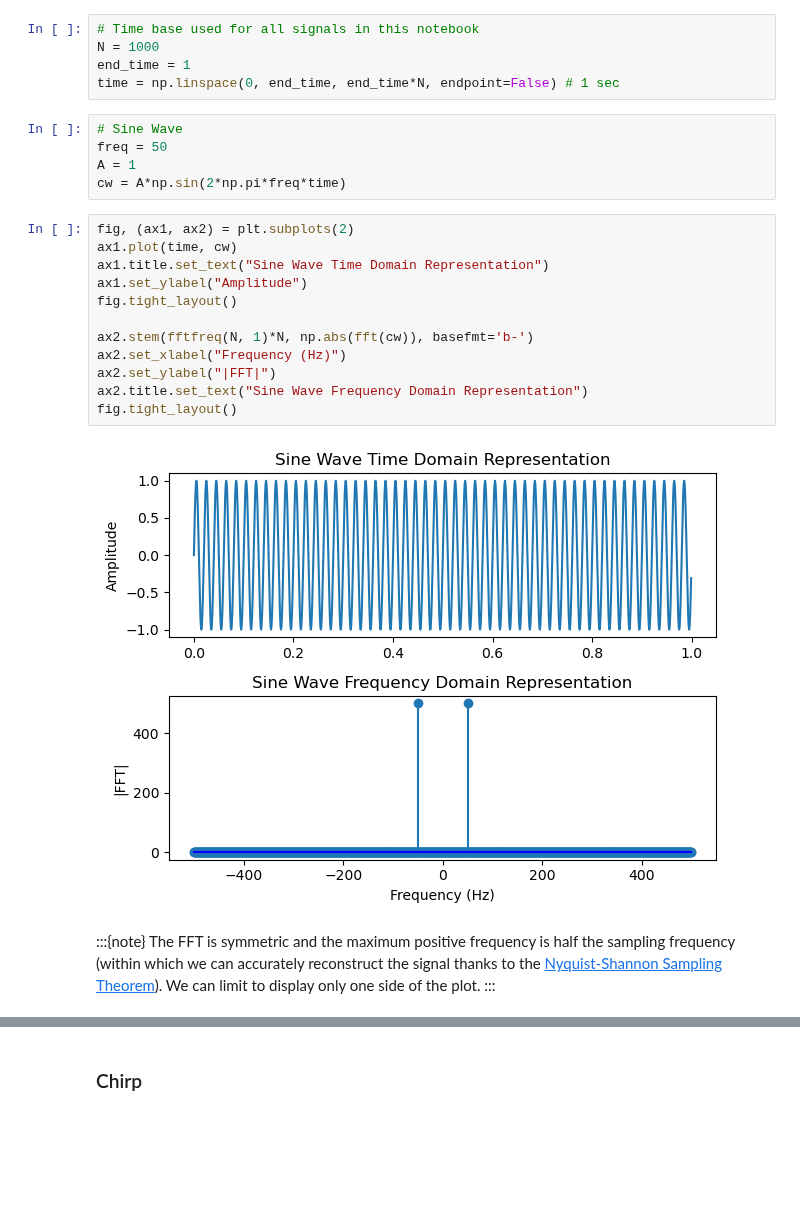
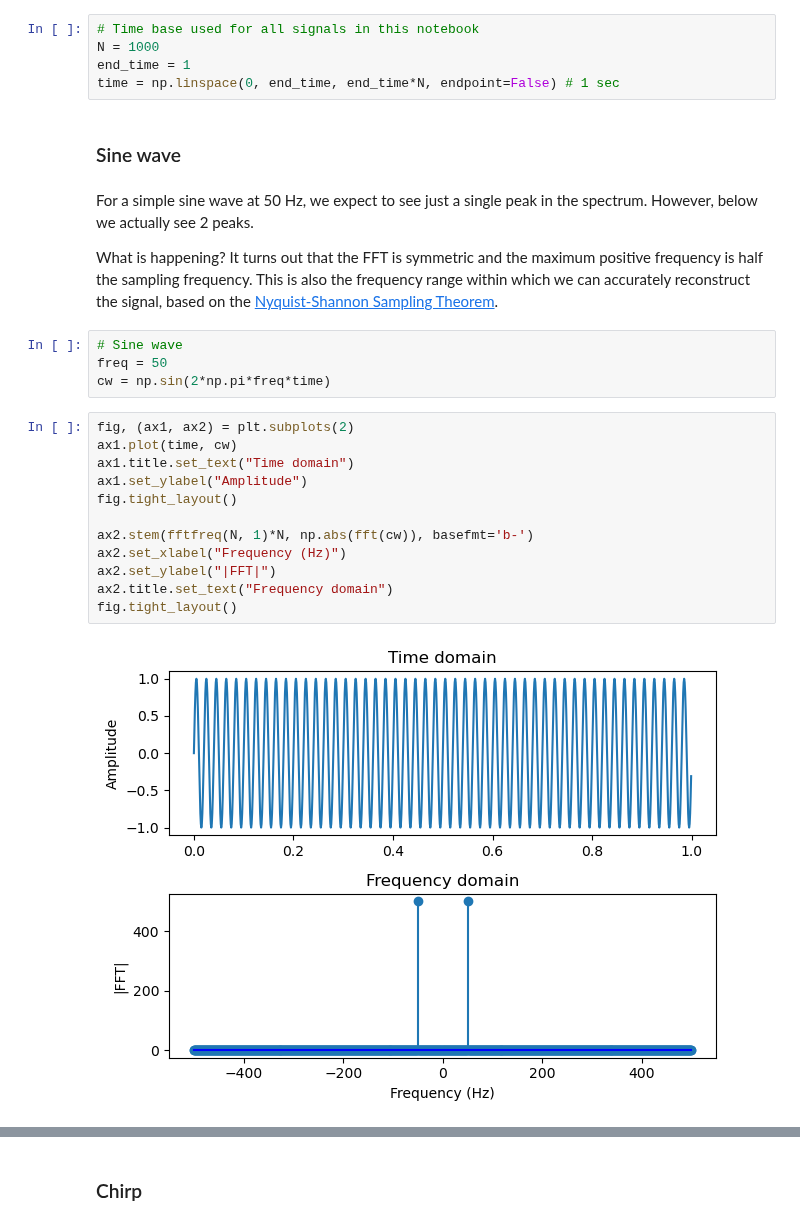
Before and after one commit to leewujung/fundamentals, a Jupyter notebook: boat_tutorials/primers/signal_processing_04_time_freq.ipynb, the cells around one changed output, grey strips where cells are left out. Cells and saved outputs as stored; diff of their text form; blank space fills up the shorter version.

```diff
--- a/boat_tutorials/primers/signal_processing_04_time_freq.ipynb
+++ b/boat_tutorials/primers/signal_processing_04_time_freq.ipynb
@@ -47,26 +38,27 @@ import matplotlib.pyplot as plt
 N = 1000
 end_time = 1
 time = np.linspace(0, end_time, end_time*N, endpoint=False) # 1 sec
+# %% [markdown]
+### Sine wave
+# %% [markdown]
+For a simple sine wave at 50 Hz, we expect to see just a single peak in the spectrum. However, below we actually see 2 peaks.
+
+What is happening? It turns out that the FFT is symmetric and the maximum positive frequency is half the sampling frequency. This is also the frequency range within which we can accurately reconstruct the signal, based on the [Nyquist-Shannon Sampling Theorem](https://en.wikipedia.org/wiki/Nyquist%E2%80%93Shannon_sampling_theorem).
 # %%
-# Sine Wave
+# Sine wave
 freq = 50
-A = 1
-cw = A*np.sin(2*np.pi*freq*time)
+cw = np.sin(2*np.pi*freq*time)
 # %%
 fig, (ax1, ax2) = plt.subplots(2)
 ax1.plot(time, cw)
-ax1.title.set_text("Sine Wave Time Domain Representation")
+ax1.title.set_text("Time domain")
 ax1.set_ylabel("Amplitude")
 fig.tight_layout()
 
 ax2.stem(fftfreq(N, 1)*N, np.abs(fft(cw)), basefmt='b-')
 ax2.set_xlabel("Frequency (Hz)")
 ax2.set_ylabel("|FFT|")
-ax2.title.set_text("Sine Wave Frequency Domain Representation")
+ax2.title.set_text("Frequency domain")
 fig.tight_layout()
 # %% [output]
-[figure, old version]
+[figure, new version]
-# %% [markdown]
-:::{note}
-The FFT is symmetric and the maximum positive frequency is half the sampling frequency (within which we can accurately reconstruct the signal thanks to the [Nyquist-Shannon Sampling Theorem](https://en.wikipedia.org/wiki/Nyquist%E2%80%93Shannon_sampling_theorem)). We can limit to display only one side of the plot.
-:::
```
Also changed, not shown: parts of 33 cells of this notebook, 3 other files.
